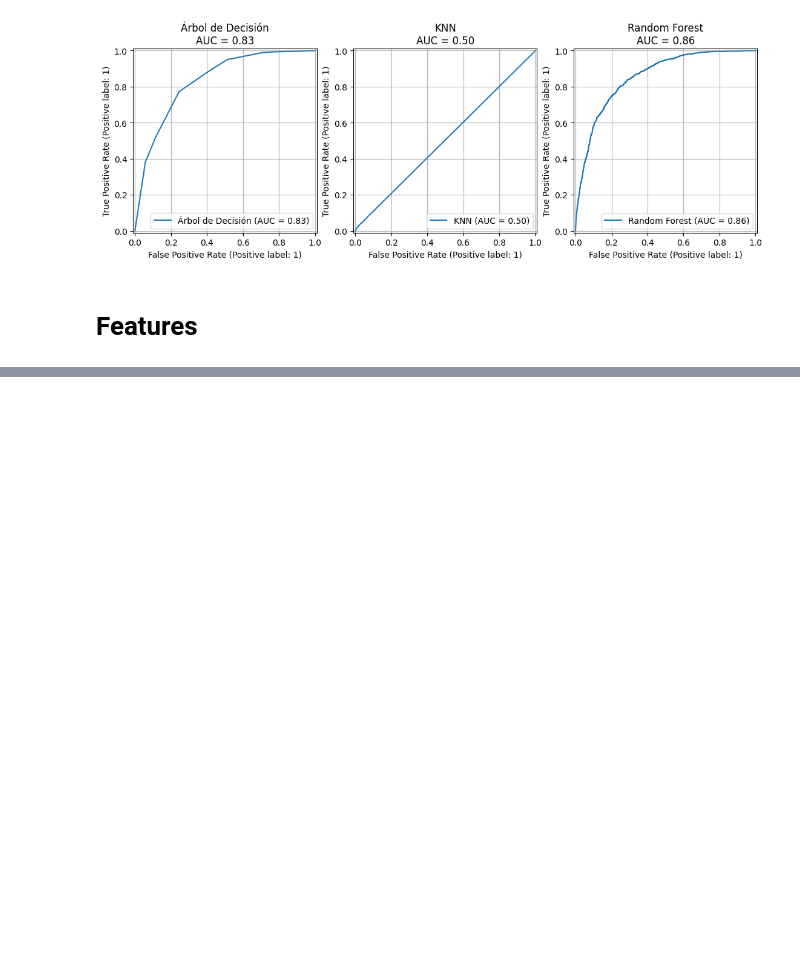
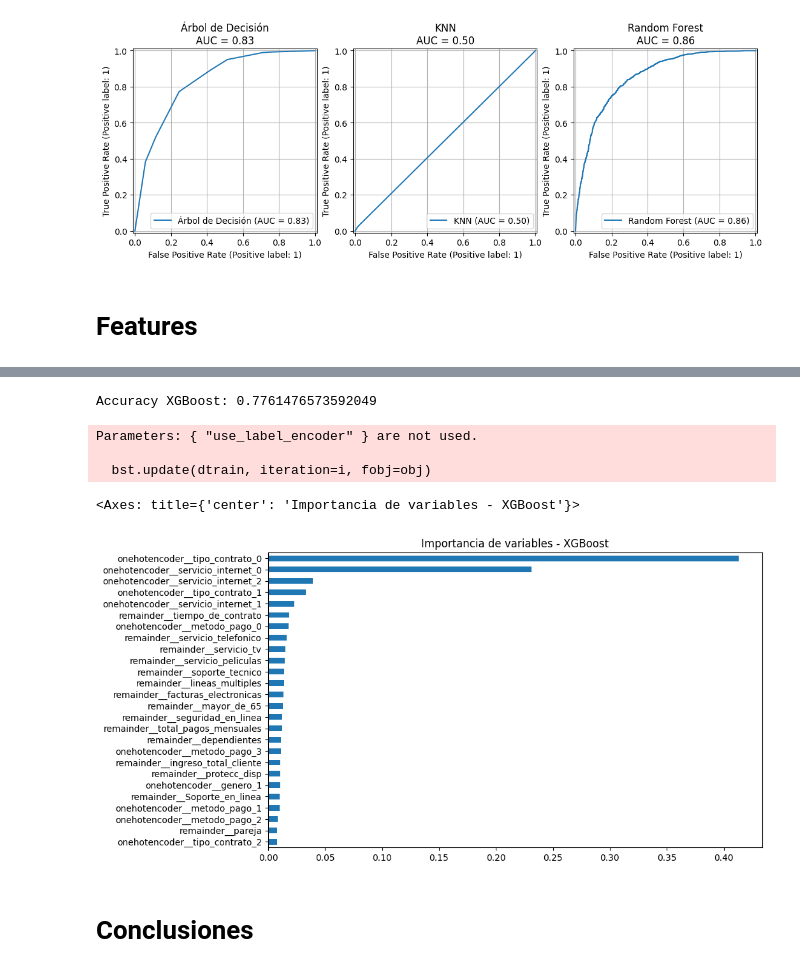
Before and after one commit to arnaldourbina/desafio_telecom_x_2, a Jupyter notebook: Desafio_TelecomX2.ipynb, the cells around one changed output, grey strips where cells are left out. Saved outputs shown, nothing was run; the diff lists cells and outputs as text; code cells hidden in the pictures; blank space fills up the shorter version.

```diff
--- a/Desafio_TelecomX2.ipynb
+++ b/Desafio_TelecomX2.ipynb
@@ -453,0 +509,23 @@ from statsmodels.stats.outliers_influence import variance_inflation_factor as vi
+# %%
+
+# ▶️ XGBoost
+from xgboost import XGBClassifier
+
+modelo_xgb = XGBClassifier(use_label_encoder=False, eval_metric='logloss')
+modelo_xgb.fit(X_train, y_train)
+print("Accuracy XGBoost:", modelo_xgb.score(X_test, y_test))
+# %% [output]
+Accuracy XGBoost: 0.7761476573592049
+Parameters: { "use_label_encoder" } are not used.
+
+  bst.update(dtrain, iteration=i, fobj=obj)
+# %%
+
+# Importancia de variables - XGBoost
+importances = pd.Series(modelo_xgb.feature_importances_, index=df_X_train.columns)
+importances.sort_values().plot(kind='barh', figsize=(10,6), title='Importancia de variables - XGBoost')
+# %% [output]
+<Axes: title={'center': 'Importancia de variables - XGBoost'}>
+[figure, added]
+# %% [markdown]
+# Conclusiones
```
Also changed, not shown: parts of 12 cells of this notebook.
